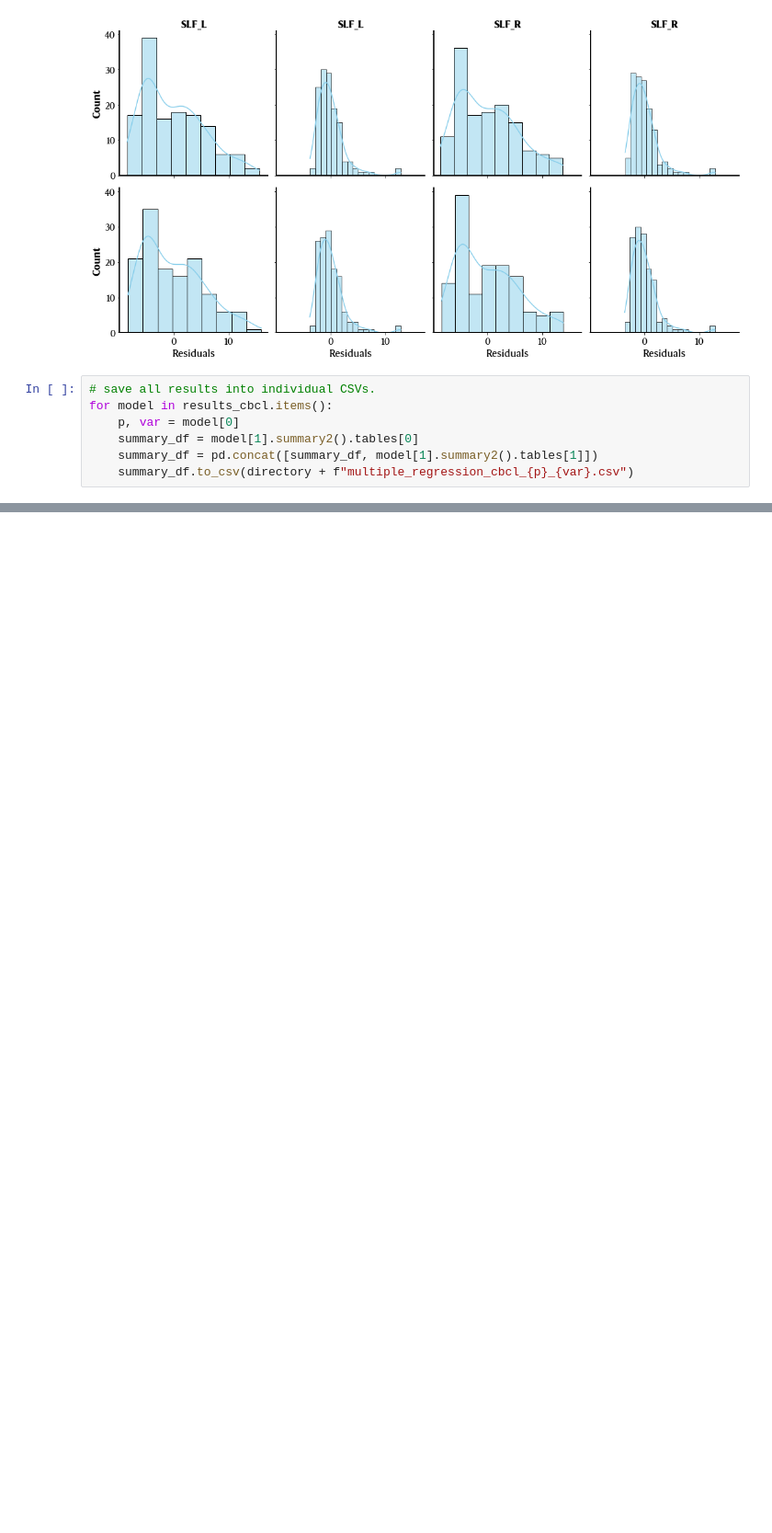
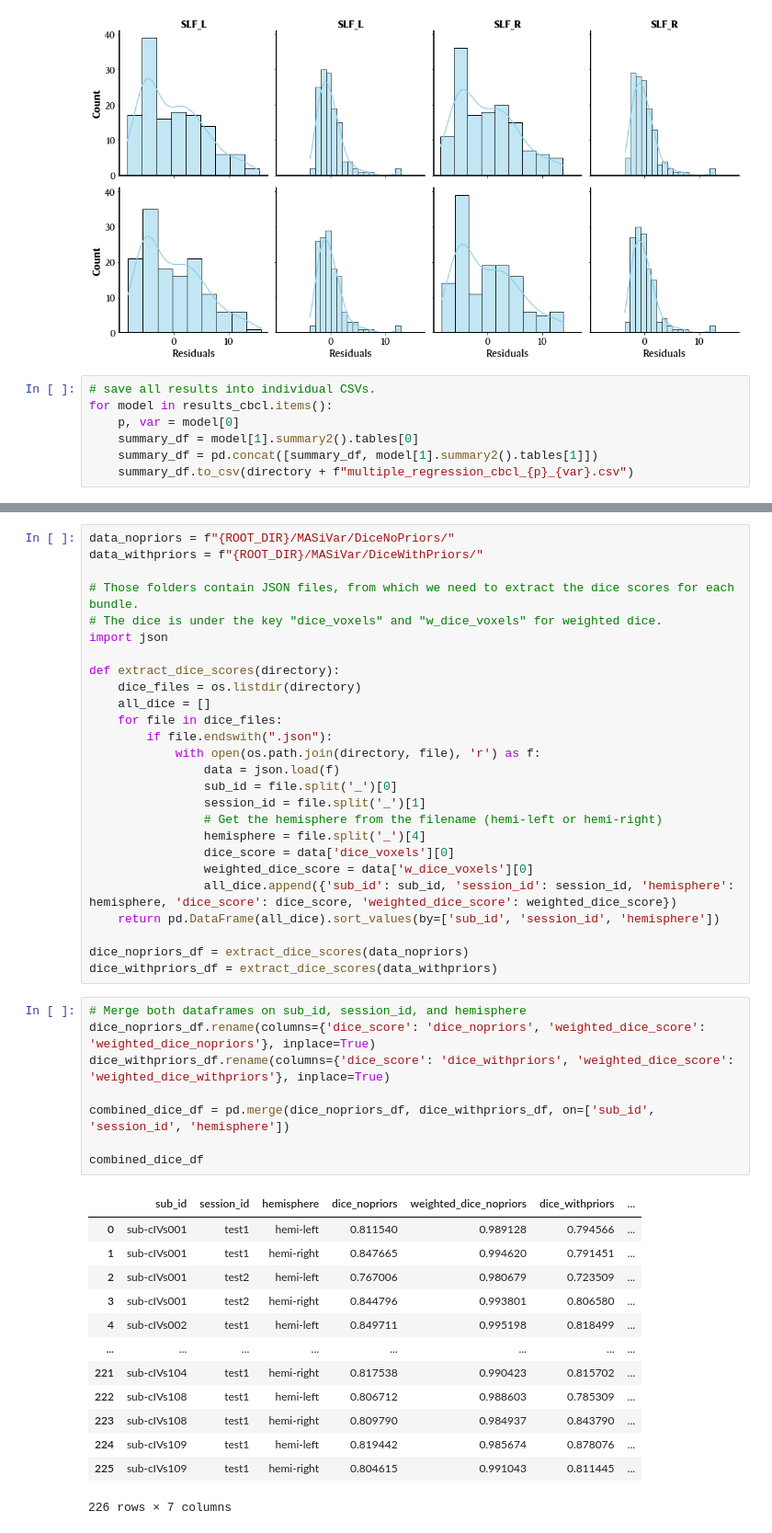
Before and after one commit to gagnonanthony/sf-pediatric-paper, a Jupyter notebook: notebooks/priors.ipynb, the cells around one changed output, grey strips where cells are left out. Shown at 92% size. Saved outputs shown, nothing was run; the diff lists cells and outputs as text; blank space fills up the shorter version.

```diff
--- a/notebooks/priors.ipynb
+++ b/notebooks/priors.ipynb
@@ -1269,0 +1276,48 @@ for model in results_cbcl.items():
+# %%
+data_nopriors = f"{ROOT_DIR}/MASiVar/DiceNoPriors/"
+data_withpriors = f"{ROOT_DIR}/MASiVar/DiceWithPriors/"
+
+# Those folders contain JSON files, from which we need to extract the dice scores for each bundle.
+# The dice is under the key "dice_voxels" and "w_dice_voxels" for weighted dice.
+import json
+
+def extract_dice_scores(directory):
+    dice_files = os.listdir(directory)
+    all_dice = []
+    for file in dice_files:
+        if file.endswith(".json"):
+            with open(os.path.join(directory, file), 'r') as f:
+                data = json.load(f)
+                sub_id = file.split('_')[0]
+                session_id = file.split('_')[1]
+                # Get the hemisphere from the filename (hemi-left or hemi-right)
+                hemisphere = file.split('_')[4]
+                dice_score = data['dice_voxels'][0]
+                weighted_dice_score = data['w_dice_voxels'][0]
+                all_dice.append({'sub_id': sub_id, 'session_id': session_id, 'hemisphere': hemisphere, 'dice_score': dice_score, 'weighted_dice_score': weighted_dice_score})
+    return pd.DataFrame(all_dice).sort_values(by=['sub_id', 'session_id', 'hemisphere'])
+
+dice_nopriors_df = extract_dice_scores(data_nopriors)
+dice_withpriors_df = extract_dice_scores(data_withpriors)
+# %%
+# Merge both dataframes on sub_id, session_id, and hemisphere
+dice_nopriors_df.rename(columns={'dice_score': 'dice_nopriors', 'weighted_dice_score': 'weighted_dice_nopriors'}, inplace=True)
+dice_withpriors_df.rename(columns={'dice_score': 'dice_withpriors', 'weighted_dice_score': 'weighted_dice_withpriors'}, inplace=True)
+
+combined_dice_df = pd.merge(dice_nopriors_df, dice_withpriors_df, on=['sub_id', 'session_id', 'hemisphere'])
+
+combined_dice_df
+# %% [output]
+|  | sub_id | session_id | hemisphere | dice_nopriors | weighted_dice_nopriors | dice_withpriors | ... |
+| 0 | sub-cIVs001 | test1 | hemi-left | 0.811540 | 0.989128 | 0.794566 | ... |
+| 1 | sub-cIVs001 | test1 | hemi-right | 0.847665 | 0.994620 | 0.791451 | ... |
+| 2 | sub-cIVs001 | test2 | hemi-left | 0.767006 | 0.980679 | 0.723509 | ... |
+| 3 | sub-cIVs001 | test2 | hemi-right | 0.844796 | 0.993801 | 0.806580 | ... |
+| 4 | sub-cIVs002 | test1 | hemi-left | 0.849711 | 0.995198 | 0.818499 | ... |
+| ... | ... | ... | ... | ... | ... | ... | ... |
+| 221 | sub-cIVs104 | test1 | hemi-right | 0.817538 | 0.990423 | 0.815702 | ... |
+| 222 | sub-cIVs108 | test1 | hemi-left | 0.806712 | 0.988603 | 0.785309 | ... |
+| 223 | sub-cIVs108 | test1 | hemi-right | 0.809790 | 0.984937 | 0.843790 | ... |
+| 224 | sub-cIVs109 | test1 | hemi-left | 0.819442 | 0.985674 | 0.878076 | ... |
+| 225 | sub-cIVs109 | test1 | hemi-right | 0.804615 | 0.991043 | 0.811445 | ... |
+226 rows × 7 columns
```
Also changed, not shown: parts of 2 cells of this notebook.
